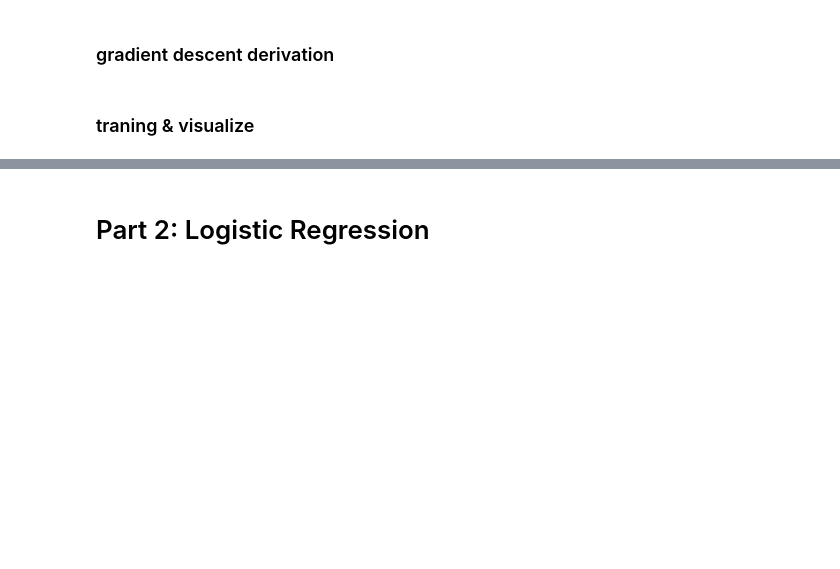
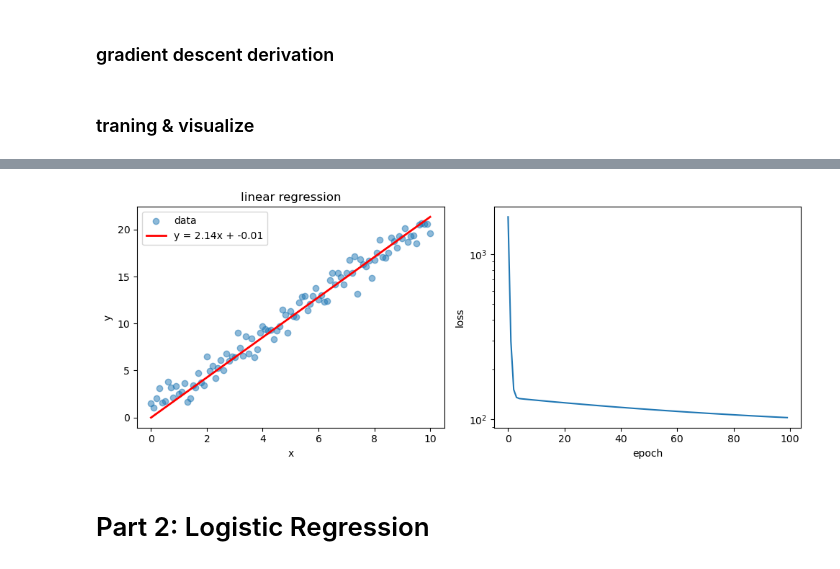
Before and after one commit to wbytt/plearn, a Jupyter notebook: handwritten_ml.ipynb, the cells around one changed output, grey strips where cells are left out. Saved outputs shown, nothing was run; the diff lists cells and outputs as text; code cells hidden in the pictures; blank space fills up the shorter version.

Commit message:
linear regression

```diff
--- a/handwritten_ml.ipynb
+++ b/handwritten_ml.ipynb
@@ -20,7 +20,7 @@ plt.scatter(x,y)
 # %%
 # function culculation: with vector as input
 def forward(x,w,b):
-    return (x@w)+b
+    return x*w+b
 def loss(pre,true):
     mid=true-pre
     return np.dot(mid,mid)
@@ -48,16 +41,9 @@ def predict(x, w, b):
 # %% [markdown]
 ### traning & visualize
 # %%
-# argument
-learning_rate = 0.01
-num_epochs = 100
-
-# train
-w_trained, b_trained, loss_hist = train_linear_regression(
-    x, y, w, b, lr=learning_rate, epochs=num_epochs
-)
-
-print(f'completed: w={w_trained:.4f}, b={b_trained:.4f}')
-print(f'true function: y = 2x + 1')
-print(f'loss: {loss_hist[-1]:.4f}')
+length=0.01
+times=100
+w_a,b_a,loss_a=derive(x,y,w,b,length,times)
+print(f"the result:y={w_a:.4f}x+{b_a:.4f}")
+print(f"loss={loss_a[-1]}")
 # %% [output]
@@ -87,3 +52,17 @@ plt.show()
+# %%
+y_line = forward(x, w_a, b_a)
+plt.figure(figsize=(10, 4))
+plt.subplot(1, 2, 1)
+plt.scatter(x, y, alpha=0.5, label='data')
+label_text = 'y = {:.2f}x + {:.2f}'.format(w_a, b_a)
+plt.plot(x, y_line, 'r-', linewidth=2, label=label_text)
+plt.xlabel('x'); plt.ylabel('y'); plt.legend(); plt.title('linear regression')
+plt.subplot(1, 2, 2)
+plt.plot(loss_a)
+plt.xlabel('epoch'); plt.ylabel('loss'); plt.yscale('log')
+plt.tight_layout(); plt.show()
+# %% [output]
+[figure, added]
 # %% [markdown]
 # Part 2: Logistic Regression
 # %%
```
Also changed, not shown: parts of 4 cells of this notebook.
